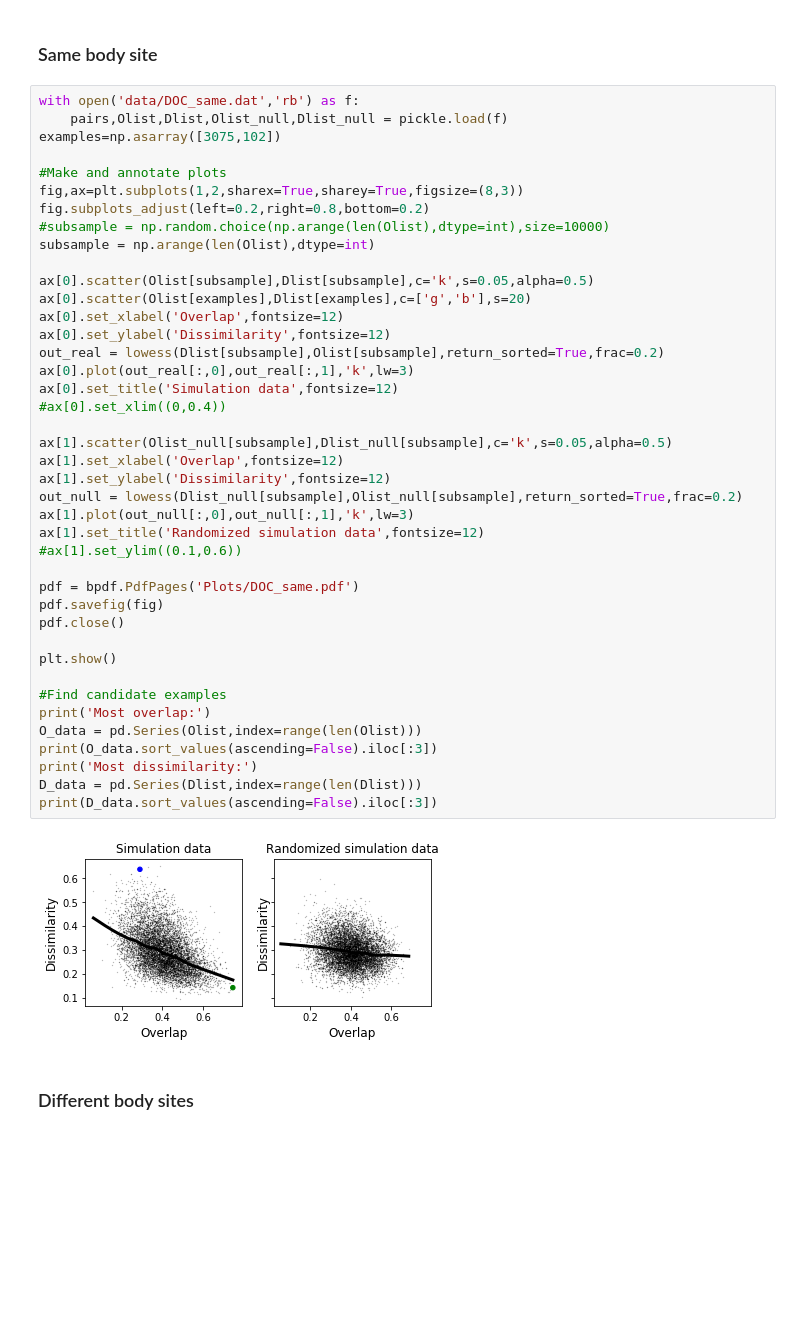
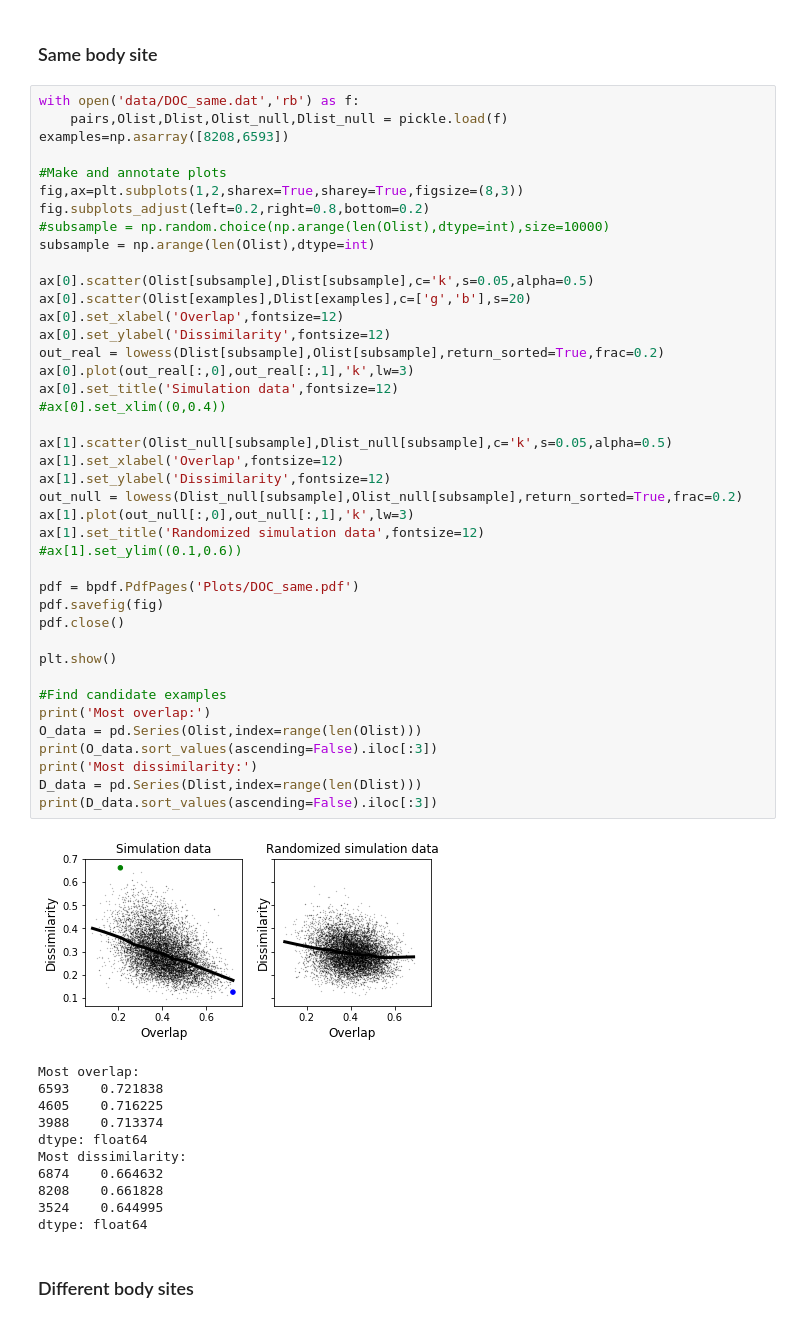
Before and after one commit to Emergent-Behaviors-in-Biology/microbiome-patterns, a Jupyter notebook: A Minimal Model for Microbial Biodiversity.ipynb, the cells around one changed output. Cells and saved outputs as stored; diff of their text form; blank space fills up the shorter version.

```diff
--- a/A Minimal Model for Microbial Biodiversity.ipynb
+++ b/A Minimal Model for Microbial Biodiversity.ipynb
@@ -602,7 +602,7 @@ thresh = 0.0031622776601683794
 # %%
 with open('data/DOC_same.dat','rb') as f:
     pairs,Olist,Dlist,Olist_null,Dlist_null = pickle.load(f)
-examples=np.asarray([3075,102])
+examples=np.asarray([8208,6593])
 
 #Make and annotate plots
 fig,ax=plt.subplots(1,2,sharex=True,sharey=True,figsize=(8,3))
@@ -614,34 +614,44 @@ ax[0].scatter(Olist[subsample],Dlist[subsample],c='k',s=0.05,alpha=0.5)
 ax[0].scatter(Olist[examples],Dlist[examples],c=['g','b'],s=20)
 ax[0].set_xlabel('Overlap',fontsize=12)
 ax[0].set_ylabel('Dissimilarity',fontsize=12)
 out_real = lowess(Dlist[subsample],Olist[subsample],return_sorted=True,frac=0.2)
 ax[0].plot(out_real[:,0],out_real[:,1],'k',lw=3)
 ax[0].set_title('Simulation data',fontsize=12)
 #ax[0].set_xlim((0,0.4))
 
 ax[1].scatter(Olist_null[subsample],Dlist_null[subsample],c='k',s=0.05,alpha=0.5)
 ax[1].set_xlabel('Overlap',fontsize=12)
 ax[1].set_ylabel('Dissimilarity',fontsize=12)
 out_null = lowess(Dlist_null[subsample],Olist_null[subsample],return_sorted=True,frac=0.2)
 ax[1].plot(out_null[:,0],out_null[:,1],'k',lw=3)
 ax[1].set_title('Randomized simulation data',fontsize=12)
 #ax[1].set_ylim((0.1,0.6))
 
 pdf = bpdf.PdfPages('Plots/DOC_same.pdf')
 pdf.savefig(fig)
 pdf.close()
 
 plt.show()
 
 #Find candidate examples
 print('Most overlap:')
 O_data = pd.Series(Olist,index=range(len(Olist)))
 print(O_data.sort_values(ascending=False).iloc[:3])
 print('Most dissimilarity:')
 D_data = pd.Series(Dlist,index=range(len(Dlist)))
 print(D_data.sort_values(ascending=False).iloc[:3])
 # %% [output]
-[figure, old version]
+[figure, new version]
+Most overlap:
+6593    0.721838
+4605    0.716225
+3988    0.713374
+dtype: float64
+Most dissimilarity:
+6874    0.664632
+8208    0.661828
+3524    0.644995
+dtype: float64
 # %% [markdown]
 ### Different body sites
 # %%
```
Also changed, not shown: parts of 4 cells of this notebook, 21 other files.
